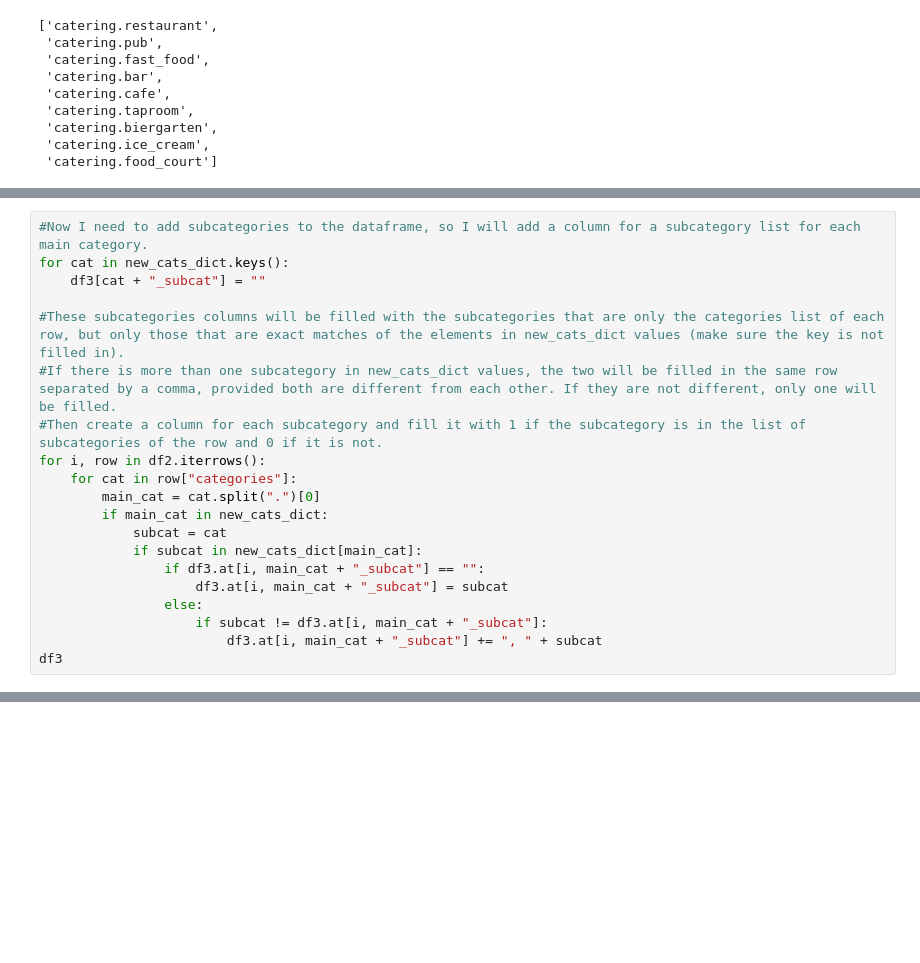
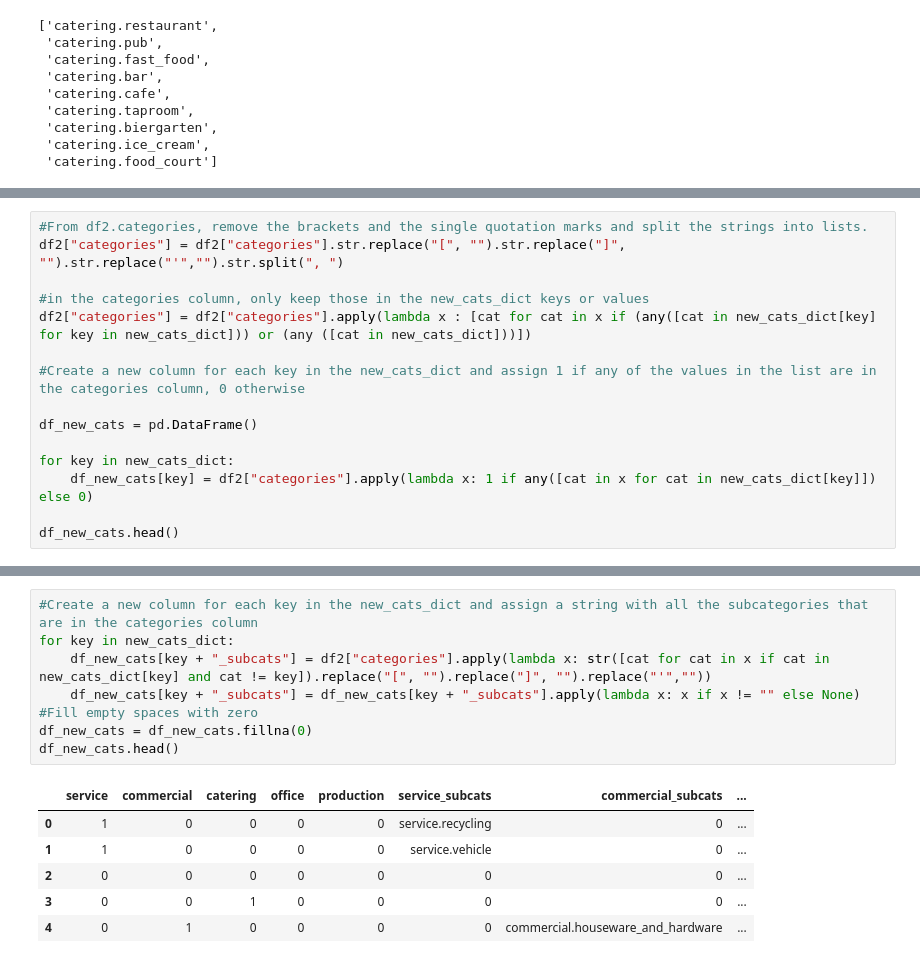
Before and after one commit to Amalaga19/Project-Helios, a Jupyter notebook: backend/app/all_data_eda.ipynb, the cells around one changed output, grey strips where cells are left out. Cells and saved outputs as stored; diff of their text form; blank space fills up the shorter version.

Commit message:
Cleaned the data, just missing a decision on keeping 4 columns.

```diff
--- a/backend/app/all_data_eda.ipynb
+++ b/backend/app/all_data_eda.ipynb
@@ -209,20 +184,0 @@ df3.head()
-# %%
-#Now I need to add subcategories to the dataframe, so I will add a column for a subcategory list for each main category.
-for cat in new_cats_dict.keys():
-    df3[cat + "_subcat"] = ""
-
-#These subcategories columns will be filled with the subcategories that are only the categories list of each row, but only those that are exact matches of the elements in new_cats_dict values (make sure the key is not filled in).
-#If there is more than one subcategory in new_cats_dict values, the two will be filled in the same row separated by a comma, provided both are different from each other. If they are not different, only one will be filled.
-#Then create a column for each subcategory and fill it with 1 if the subcategory is in the list of subcategories of the row and 0 if it is not.
-for i, row in df2.iterrows():
-    for cat in row["categories"]:
-        main_cat = cat.split(".")[0]
-        if main_cat in new_cats_dict:
-            subcat = cat
-            if subcat in new_cats_dict[main_cat]:
-                if df3.at[i, main_cat + "_subcat"] == "":
-                    df3.at[i, main_cat + "_subcat"] = subcat
-                else:
-                    if subcat != df3.at[i, main_cat + "_subcat"]:
-                        df3.at[i, main_cat + "_subcat"] += ", " + subcat
-df3
@@ -247,0 +231,15 @@ KeyError: 'catering.restaurant'
+# %%
+#From df2.categories, remove the brackets and the single quotation marks and split the strings into lists.
+df2["categories"] = df2["categories"].str.replace("[", "").str.replace("]", "").str.replace("'","").str.split(", ")
+
+#in the categories column, only keep those in the new_cats_dict keys or values
+df2["categories"] = df2["categories"].apply(lambda x : [cat for cat in x if (any([cat in new_cats_dict[key] for key in new_cats_dict])) or (any ([cat in new_cats_dict]))])
+
+#Create a new column for each key in the new_cats_dict and assign 1 if any of the values in the list are in the categories column, 0 otherwise
+
+df_new_cats = pd.DataFrame()
+
+for key in new_cats_dict:
+    df_new_cats[key] = df2["categories"].apply(lambda x: 1 if any([cat in x for cat in new_cats_dict[key]]) else 0)
+
+df_new_cats.head()
@@ -247,0 +253,15 @@ KeyError: 'catering.restaurant'
+# %%
+#Create a new column for each key in the new_cats_dict and assign a string with all the subcategories that are in the categories column
+for key in new_cats_dict:
+    df_new_cats[key + "_subcats"] = df2["categories"].apply(lambda x: str([cat for cat in x if cat in new_cats_dict[key] and cat != key]).replace("[", "").replace("]", "").replace("'",""))
+    df_new_cats[key + "_subcats"] = df_new_cats[key + "_subcats"].apply(lambda x: x if x != "" else None)
+#Fill empty spaces with zero
+df_new_cats = df_new_cats.fillna(0)
+df_new_cats.head()
+# %% [output]
+|  | service | commercial | catering | office | production | service_subcats | commercial_subcats | ... |
+| 0 | 1 | 0 | 0 | 0 | 0 | service.recycling | 0 | ... |
+| 1 | 1 | 0 | 0 | 0 | 0 | service.vehicle | 0 | ... |
+| 2 | 0 | 0 | 0 | 0 | 0 | 0 | 0 | ... |
+| 3 | 0 | 0 | 1 | 0 | 0 | 0 | 0 | ... |
+| 4 | 0 | 1 | 0 | 0 | 0 | 0 | commercial.houseware_and_hardware | ... |
```
Also changed, not shown: parts of 9 cells of this notebook, 1 other file.
